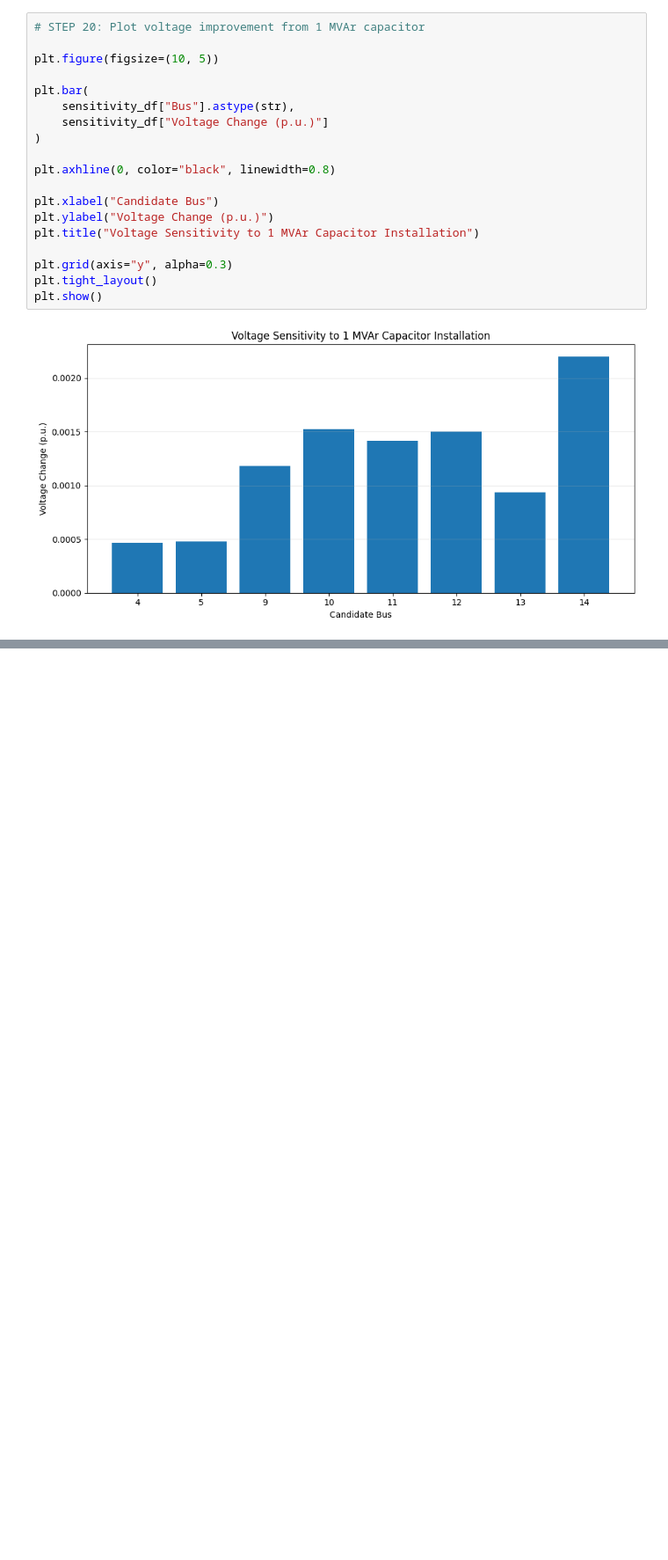
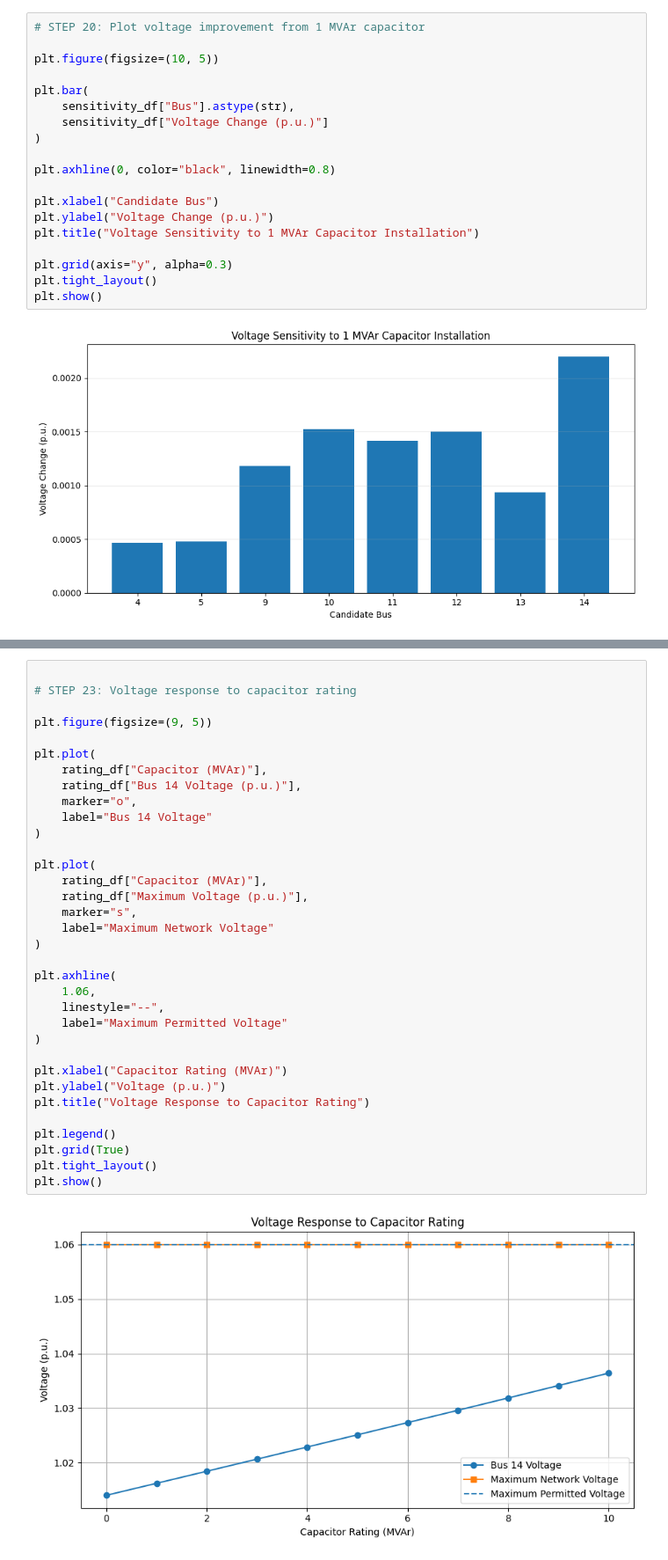
Before and after one commit to Dev-hashh/B.Tech_Project, a Jupyter notebook: major_project.ipynb, the cells around one changed output, grey strips where cells are left out. Shown at 88% size. Drawn from its saved outputs; the diff is of its cells as text; blank space fills up the shorter version.

```diff
--- a/major_project.ipynb
+++ b/major_project.ipynb
@@ -882,0 +1004,36 @@ plt.show()
+# %%
+
+# STEP 23: Voltage response to capacitor rating
+
+plt.figure(figsize=(9, 5))
+
+plt.plot(
+    rating_df["Capacitor (MVAr)"],
+    rating_df["Bus 14 Voltage (p.u.)"],
+    marker="o",
+    label="Bus 14 Voltage"
+)
+
+plt.plot(
+    rating_df["Capacitor (MVAr)"],
+    rating_df["Maximum Voltage (p.u.)"],
+    marker="s",
+    label="Maximum Network Voltage"
+)
+
+plt.axhline(
+    1.06,
+    linestyle="--",
+    label="Maximum Permitted Voltage"
+)
+
+plt.xlabel("Capacitor Rating (MVAr)")
+plt.ylabel("Voltage (p.u.)")
+plt.title("Voltage Response to Capacitor Rating")
+
+plt.legend()
+plt.grid(True)
+plt.tight_layout()
+plt.show()
+# %% [output]
+[figure, added]
```
Also changed, not shown: parts of 20 cells of this notebook.
